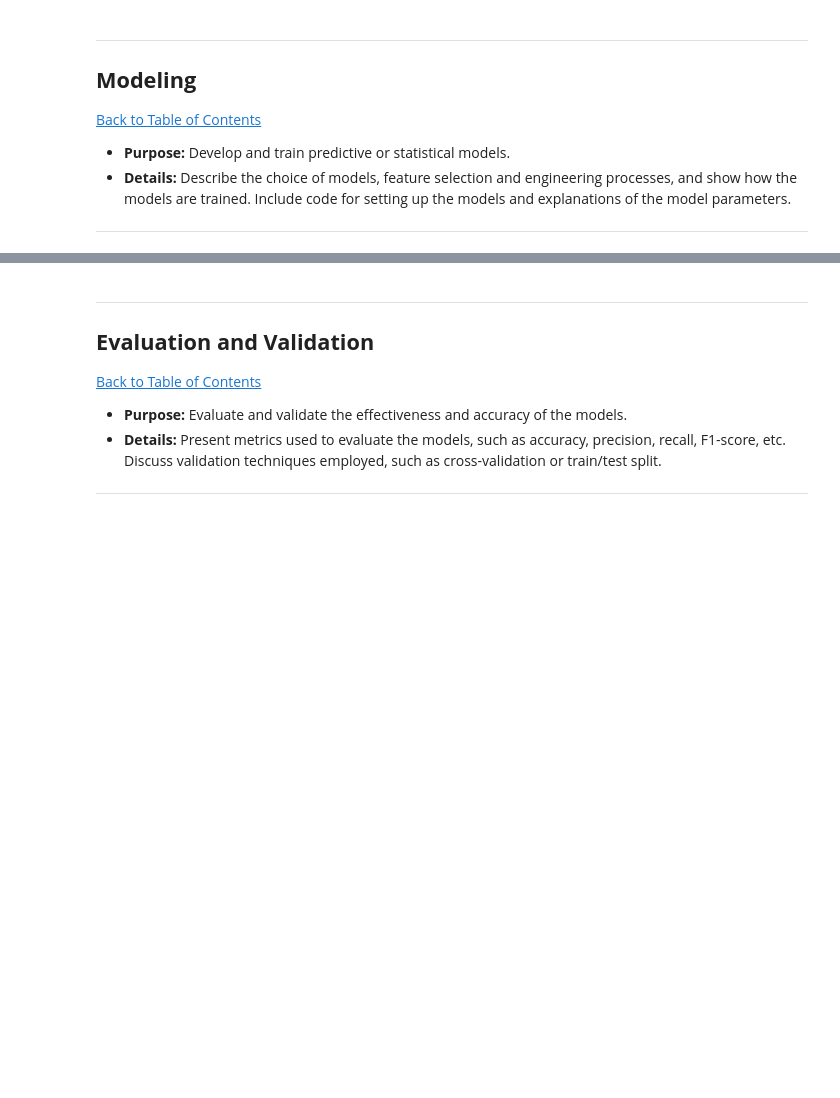
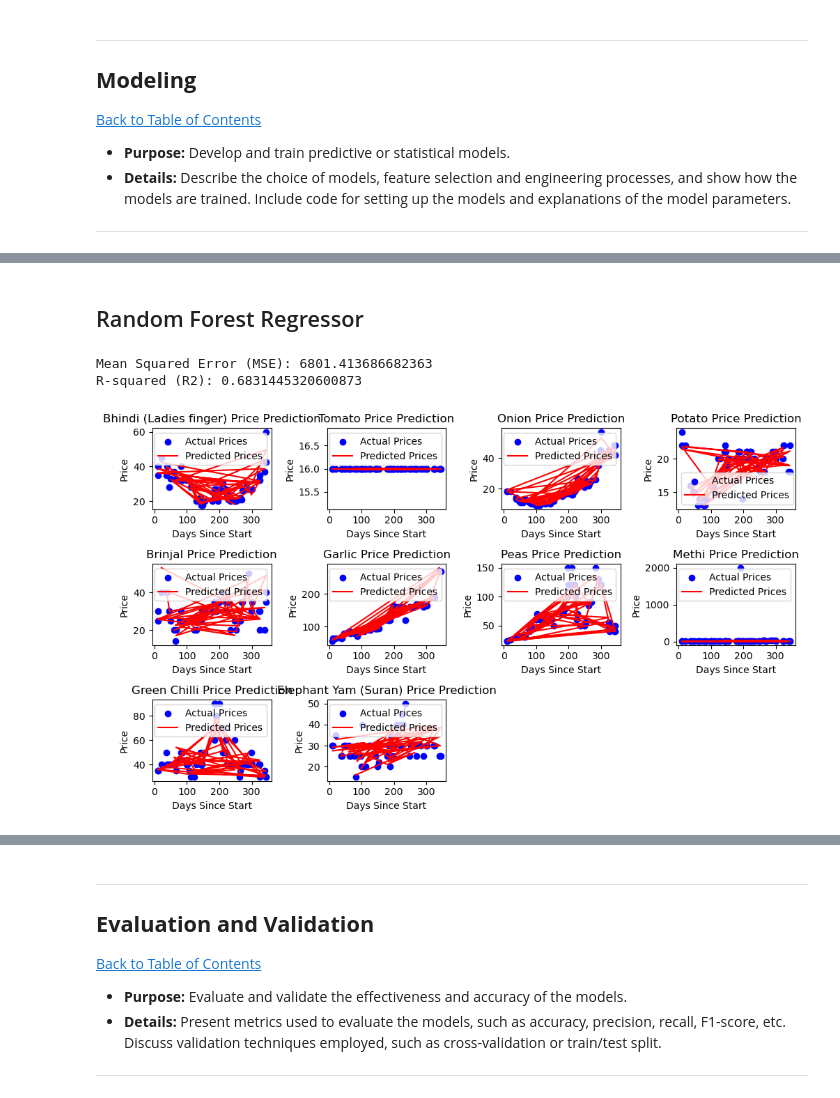
Before and after one commit to AkhonaNzama01/Vegetable-Price-Trends, a Jupyter notebook: QCTO---Workplace-Module-Notebook-Template-4571.ipynb, the cells around one changed output, grey strips where cells are left out. Cells and saved outputs as stored; diff of their text form; code cells hidden in the pictures; blank space fills up the shorter version.

```diff
--- a/QCTO---Workplace-Module-Notebook-Template-4571.ipynb
+++ b/QCTO---Workplace-Module-Notebook-Template-4571.ipynb
@@ -426,0 +511,52 @@ models = {'Linear Regression': linear_model,
+# %% [markdown]
+## Random Forest Regressor
+# %%
+# Convert 'Price Dates' column to datetime with the correct format
+df['Price Dates'] = pd.to_datetime(df['Price Dates'], format='%d-%m-%Y')
+
+# Extract 'days_since_start' as a feature
+df['days_since_start'] = (df['Price Dates'] - df['Price Dates'].min()).dt.days
+
+# Select the relevant features for the model (vegetable prices)
+X = df[['days_since_start']]
+y = df[['Bhindi (Ladies finger)', 'Tomato', 'Onion', 'Potato', 'Brinjal', 'Garlic', 'Peas', 'Methi', 'Green Chilli', 'Elephant Yam (Suran)']]
+
+# Split the data into training and testing sets
+X_train, X_test, y_train, y_test = train_test_split(X, y, test_size=0.2, random_state=42)
+
+# Initialize the Random Forest Regressor model
+rf_model = RandomForestRegressor(n_estimators=100, random_state=42)
+
+# Fit the model
+rf_model.fit(X_train, y_train)
+
+# Make predictions
+y_pred = rf_model.predict(X_test)
+
+# Calculate Mean Squared Error (MSE) and R-squared (R2) score
+mse = mean_squared_error(y_test, y_pred)
+r2 = r2_score(y_test, y_pred)
+
+# Print the results
+print(f"Mean Squared Error (MSE): {mse}")
+print(f"R-squared (R2): {r2}")
+
+# Plot the predicted vs actual prices
+plt.figure(figsize=(10, 6))
+
+# Plot for each vegetable
+for i, column in enumerate(y.columns):
+    plt.subplot(3, 4, i + 1)
+    plt.scatter(X_test, y_test[column], color='blue', label='Actual Prices')
+    plt.plot(X_test, y_pred[:, i], color='red', label='Predicted Prices')
+    plt.title(f'{column} Price Prediction')
+    plt.xlabel('Days Since Start')
+    plt.ylabel('Price')
+    plt.legend()
+
+plt.tight_layout()
+plt.show()
+# %% [output]
+Mean Squared Error (MSE): 6801.413686682363
+R-squared (R2): 0.6831445320600873
+[figure, added]
```
Also changed, not shown: parts of 18 cells of this notebook.
